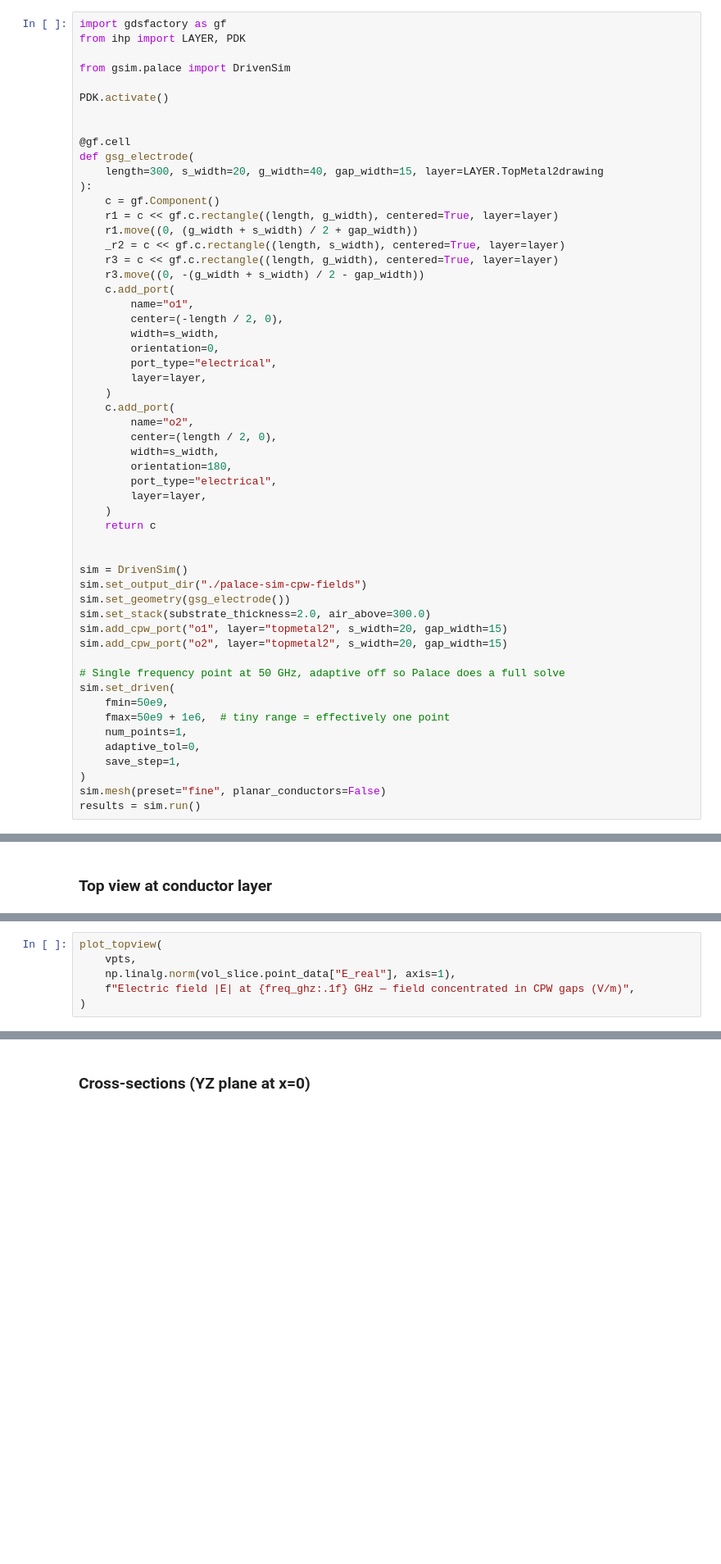
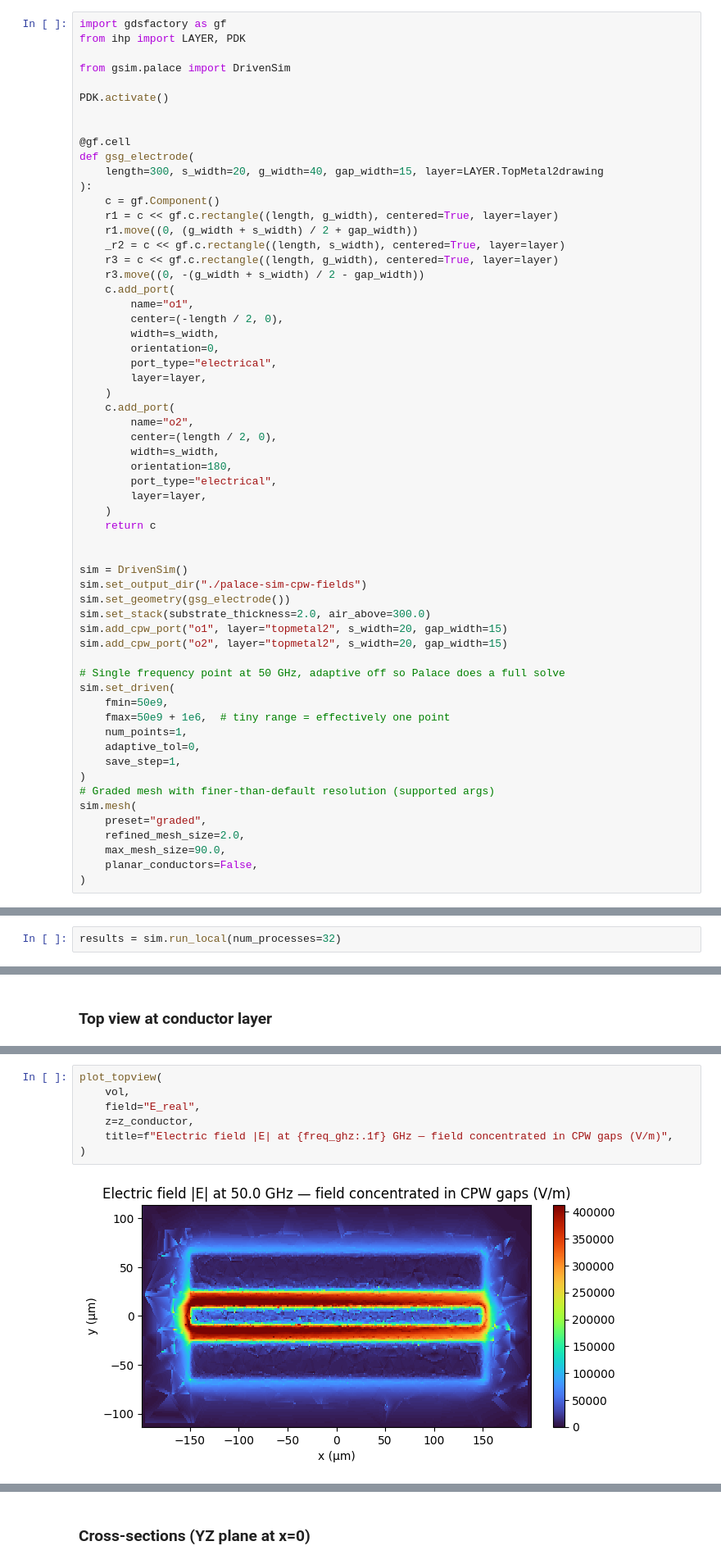
Before and after one commit to gdsfactory/gsim, a Jupyter notebook: nbs/palace_cpw_fields.ipynb, the cells around one changed output, grey strips where cells are left out. Shown at 82% size. Cells and saved outputs as stored; diff of their text form; blank space fills up the shorter version.

Commit message:
improved interpolation and field visualization

```diff
--- a/nbs/palace_cpw_fields.ipynb
+++ b/nbs/palace_cpw_fields.ipynb
@@ -63,5 +63,10 @@ sim.set_driven(
     adaptive_tol=0,
     save_step=1,
 )
-sim.mesh(preset="fine", planar_conductors=False)
-results = sim.run()
+# Graded mesh with finer-than-default resolution (supported args)
+sim.mesh(
+    preset="graded",
+    refined_mesh_size=2.0,
+    max_mesh_size=90.0,
+    planar_conductors=False,
+)
@@ -70,3 +108,5 @@ results = sim.run()
+# %%
+results = sim.run_local(num_processes=32)
 # %%
 from pathlib import Path
 
@@ -157,8 +169,11 @@ bpts = bnd_clip.points
 # %%
 plot_topview(
-    vpts,
-    np.linalg.norm(vol_slice.point_data["E_real"], axis=1),
-    f"Electric field |E| at {freq_ghz:.1f} GHz — field concentrated in CPW gaps (V/m)",
+    vol,
+    field="E_real",
+    z=z_conductor,
+    title=f"Electric field |E| at {freq_ghz:.1f} GHz — field concentrated in CPW gaps (V/m)",
 )
+# %% [output]
+[figure, added]
 # %%
 plot_topview(
```
Also changed, not shown: parts of 11 cells of this notebook, 2 other files.
